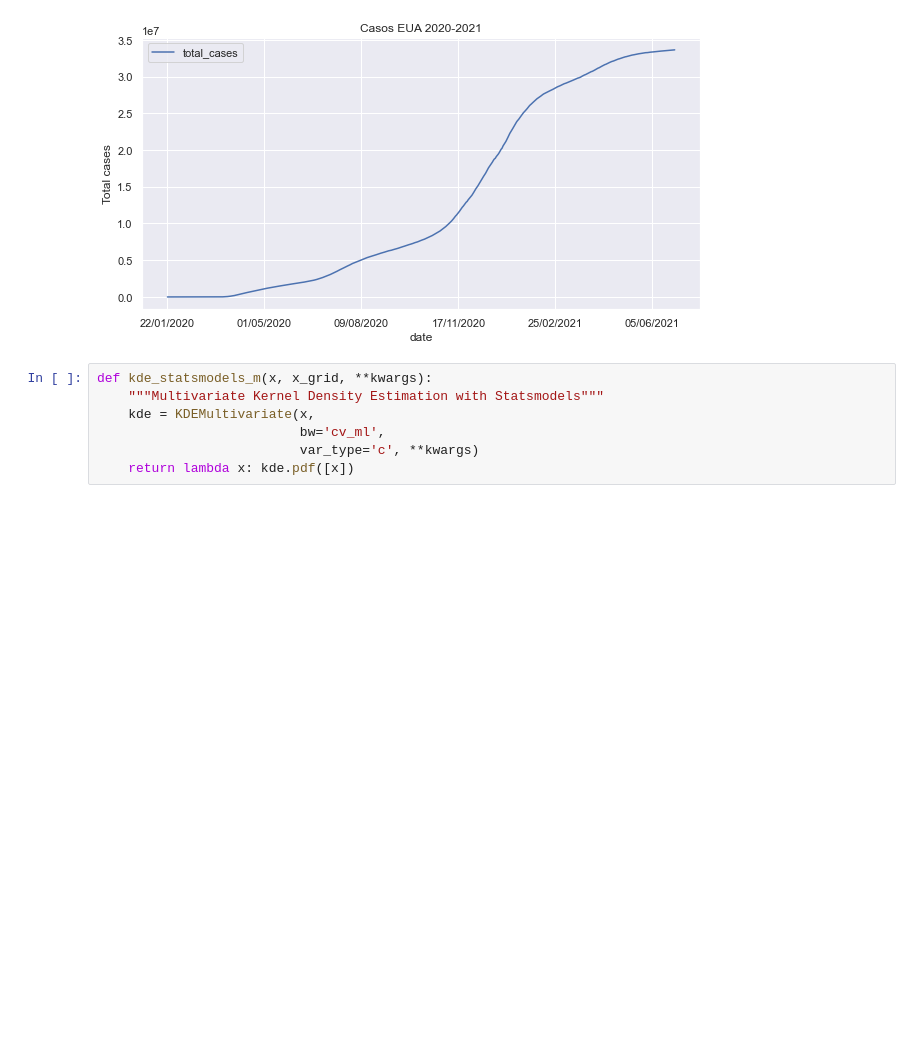
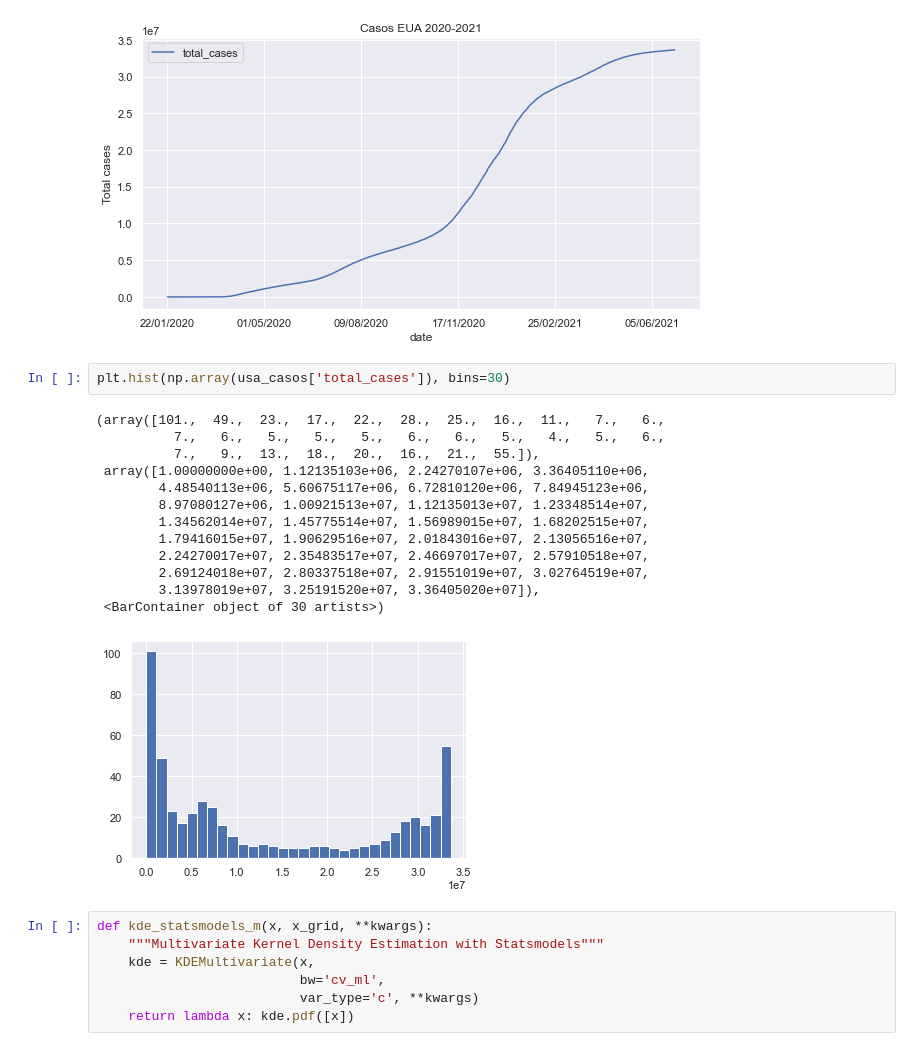
Before and after one commit to valerialadron/Proyecto_VLadron_MMLopez, a Jupyter notebook: Proyecto_VLadron_MMLopez.ipynb, the cells around one changed output. Drawn from its saved outputs; the diff is of its cells as text; blank space fills up the shorter version.

```diff
--- a/Proyecto_VLadron_MMLopez.ipynb
+++ b/Proyecto_VLadron_MMLopez.ipynb
@@ -133,6 +541,22 @@ plt.title('Casos EUA 2020-2021')
 Text(0.5, 1.0, 'Casos EUA 2020-2021')
 [figure]
 [figure]
+# %%
+plt.hist(np.array(usa_casos['total_cases']), bins=30)
+# %% [output]
+(array([101.,  49.,  23.,  17.,  22.,  28.,  25.,  16.,  11.,   7.,   6.,
+          7.,   6.,   5.,   5.,   5.,   6.,   6.,   5.,   4.,   5.,   6.,
+          7.,   9.,  13.,  18.,  20.,  16.,  21.,  55.]),
+ array([1.00000000e+00, 1.12135103e+06, 2.24270107e+06, 3.36405110e+06,
+        4.48540113e+06, 5.60675117e+06, 6.72810120e+06, 7.84945123e+06,
+        8.97080127e+06, 1.00921513e+07, 1.12135013e+07, 1.23348514e+07,
+        1.34562014e+07, 1.45775514e+07, 1.56989015e+07, 1.68202515e+07,
+        1.79416015e+07, 1.90629516e+07, 2.01843016e+07, 2.13056516e+07,
+        2.24270017e+07, 2.35483517e+07, 2.46697017e+07, 2.57910518e+07,
+        2.69124018e+07, 2.80337518e+07, 2.91551019e+07, 3.02764519e+07,
+        3.13978019e+07, 3.25191520e+07, 3.36405020e+07]),
+ <BarContainer object of 30 artists>)
+[figure, added]
 # %%
 def kde_statsmodels_m(x, x_grid, **kwargs):
     """Multivariate Kernel Density Estimation with Statsmodels"""
```
Also changed, not shown: parts of 18 cells of this notebook, 1 other file.
